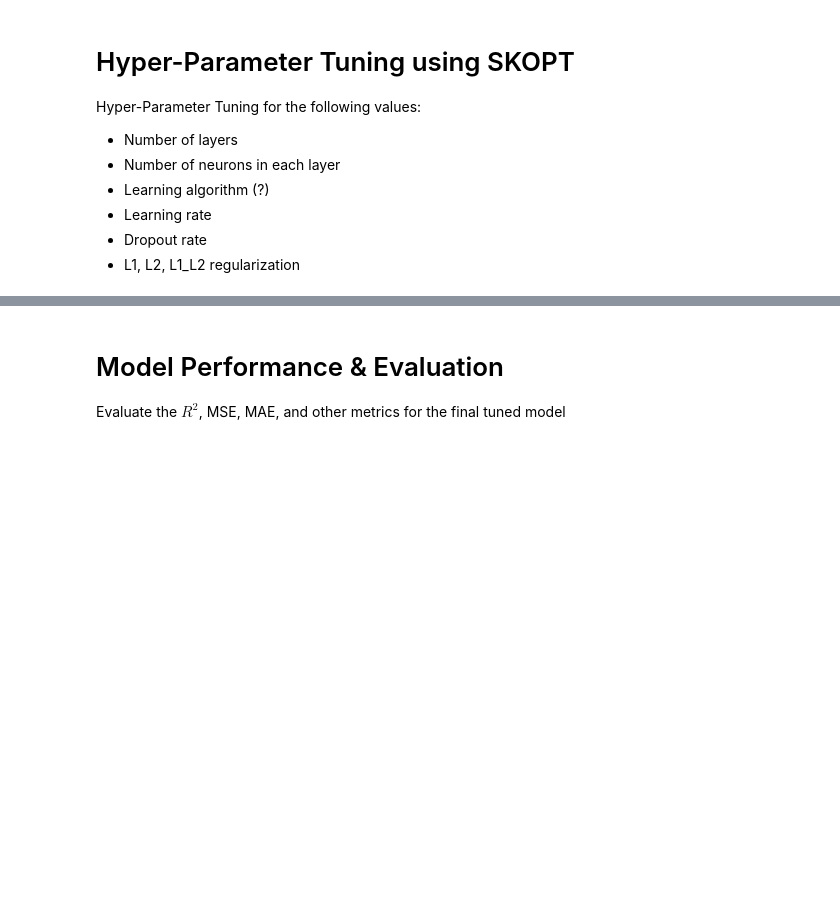
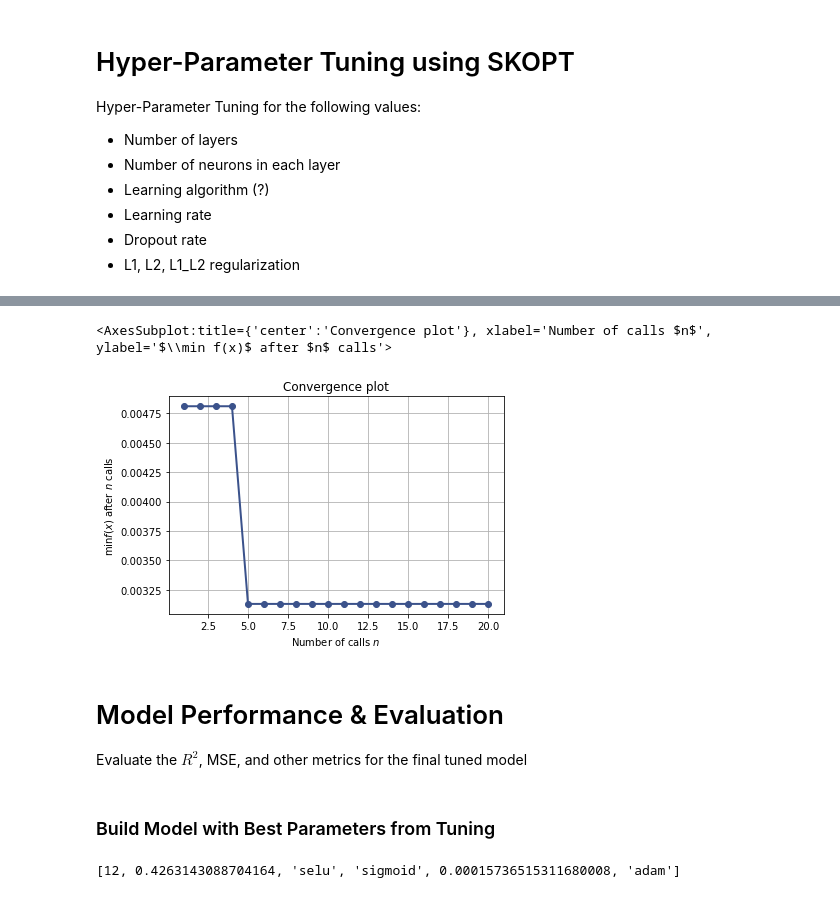
Before and after one commit to asrospie/intelligent-analytics, a Jupyter notebook: mlp/mlb_winning_percentage/mlb_winning_percentage.ipynb, the cells around one changed output, grey strips where cells are left out. Drawn from its saved outputs; the diff is of its cells as text; code cells hidden in the pictures; blank space fills up the shorter version.

```diff
--- a/mlp/mlb_winning_percentage/mlb_winning_percentage.ipynb
+++ b/mlp/mlb_winning_percentage/mlb_winning_percentage.ipynb
@@ -119,0 +543,2 @@ Hyper-Parameter Tuning for the following values:
+# %%
+three_opt_loaded = load('tuning/three_opt_results.pkl')
@@ -120,4 +582,15 @@ Hyper-Parameter Tuning for the following values:
+# %%
+plot_convergence(three_opt_loaded)
+# %% [output]
+<AxesSubplot:title={'center':'Convergence plot'}, xlabel='Number of calls $n$', ylabel='$\\min f(x)$ after $n$ calls'>
+[figure, added]
 # %% [markdown]
 # Model Performance & Evaluation
 
-Evaluate the $R^2$, MSE, MAE, and other metrics for the final tuned model
+Evaluate the $R^2$, MSE, and other metrics for the final tuned model
+# %% [markdown]
+### Build Model with Best Parameters from Tuning
+# %%
+one_opt_loaded.x
+# %% [output]
+[12, 0.4263143088704164, 'selu', 'sigmoid', 0.00015736515311680008, 'adam']
```
Also changed, not shown: parts of 54 cells of this notebook, 36 other files.
